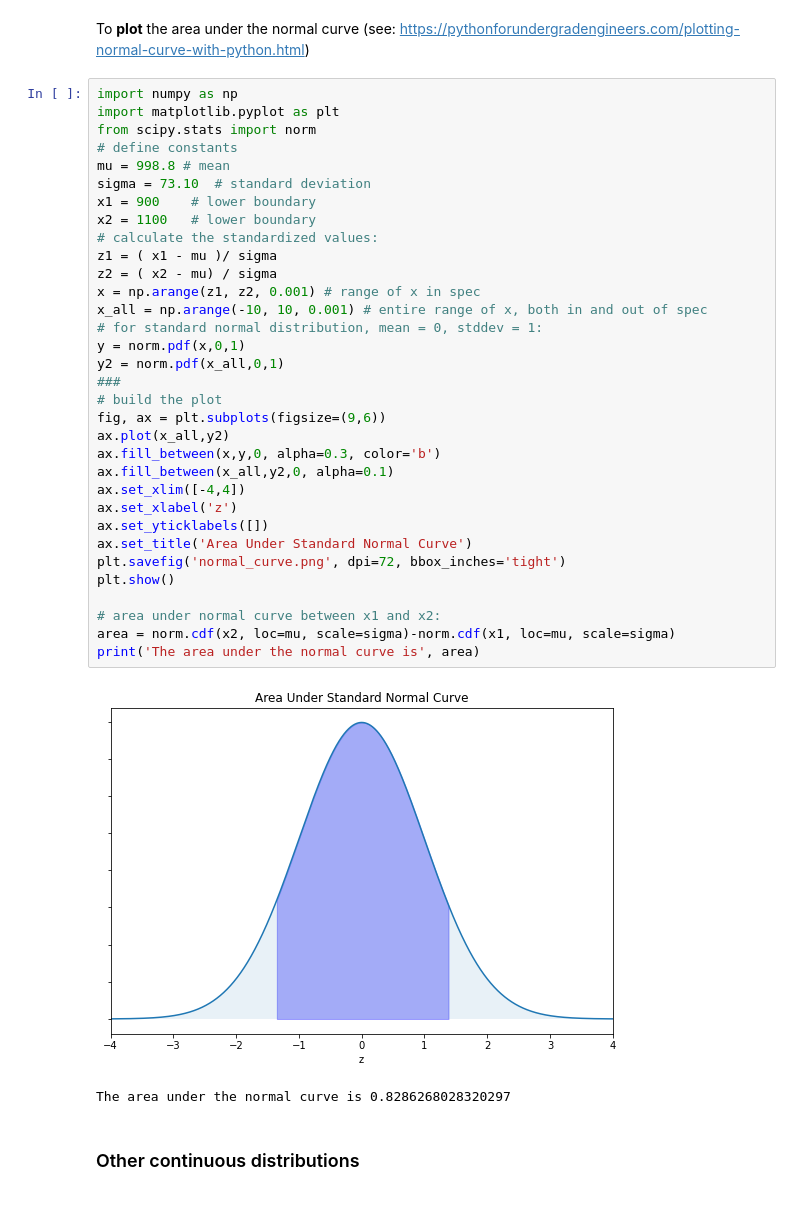
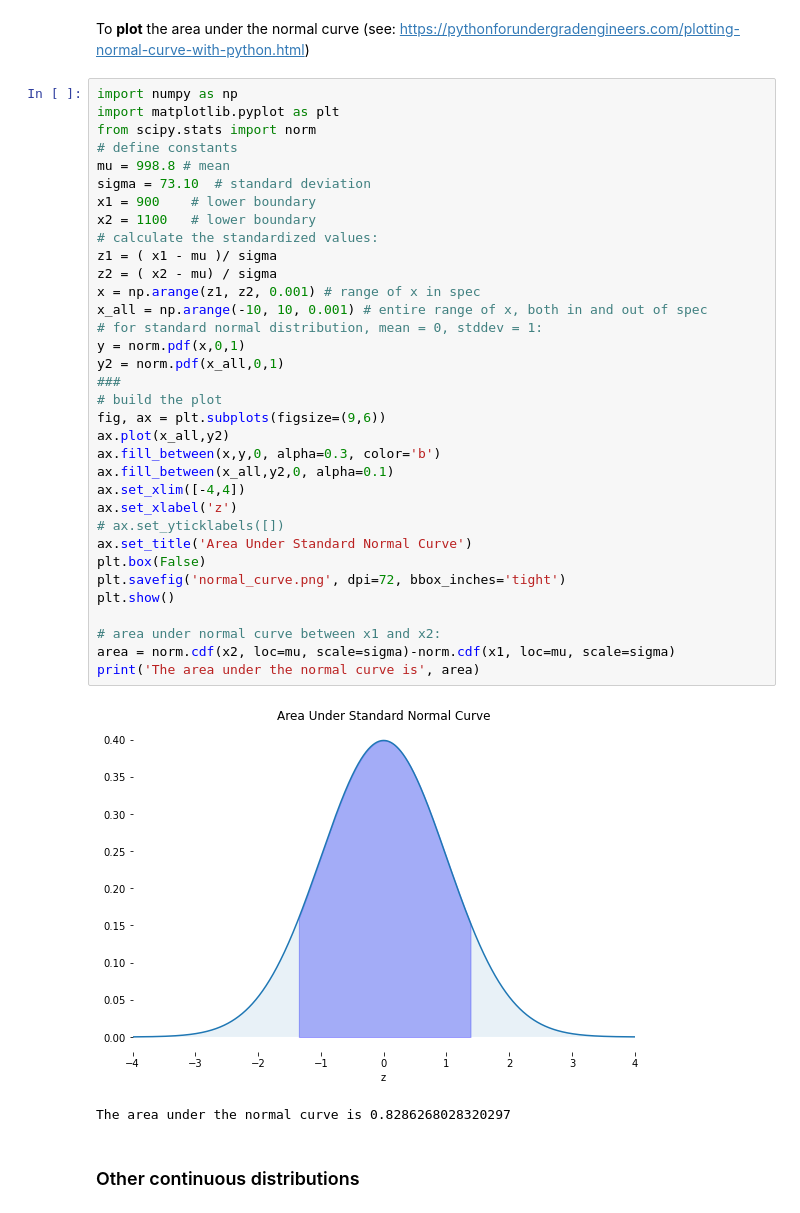
Before and after one commit to luc-hens/luc-hens.github.io, a Jupyter notebook: Statistics-I-using-Python.ipynb, the cells around one changed output. Cells and saved outputs as stored; diff of their text form.

```diff
--- a/Statistics-I-using-Python.ipynb
+++ b/Statistics-I-using-Python.ipynb
@@ -748,35 +749,36 @@ import matplotlib.pyplot as plt
 from scipy.stats import norm
 # define constants
 mu = 998.8 # mean
 sigma = 73.10  # standard deviation
 x1 = 900    # lower boundary
 x2 = 1100   # lower boundary
 # calculate the standardized values:
 z1 = ( x1 - mu )/ sigma
 z2 = ( x2 - mu) / sigma
 x = np.arange(z1, z2, 0.001) # range of x in spec
 x_all = np.arange(-10, 10, 0.001) # entire range of x, both in and out of spec
 # for standard normal distribution, mean = 0, stddev = 1:
 y = norm.pdf(x,0,1)
 y2 = norm.pdf(x_all,0,1)
 ###
 # build the plot
 fig, ax = plt.subplots(figsize=(9,6))
 ax.plot(x_all,y2)
 ax.fill_between(x,y,0, alpha=0.3, color='b')
 ax.fill_between(x_all,y2,0, alpha=0.1)
 ax.set_xlim([-4,4])
 ax.set_xlabel('z')
-ax.set_yticklabels([])
+# ax.set_yticklabels([])
 ax.set_title('Area Under Standard Normal Curve')
+plt.box(False)
 plt.savefig('normal_curve.png', dpi=72, bbox_inches='tight')
 plt.show()
 
 # area under normal curve between x1 and x2:
 area = norm.cdf(x2, loc=mu, scale=sigma)-norm.cdf(x1, loc=mu, scale=sigma)
 print('The area under the normal curve is', area)
 # %% [output]
-[figure, old version]
+[figure, new version]
 The area under the normal curve is 0.8286268028320297
 # %% [markdown]
 ### Other continuous distributions
```
Also changed, not shown: parts of 8 cells of this notebook.
